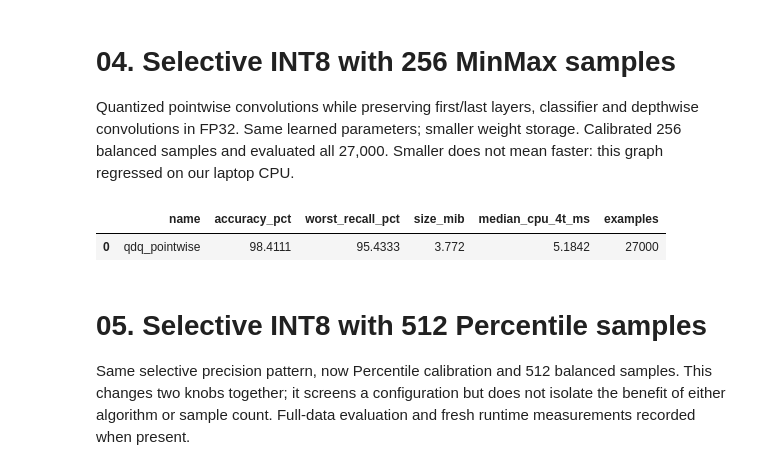
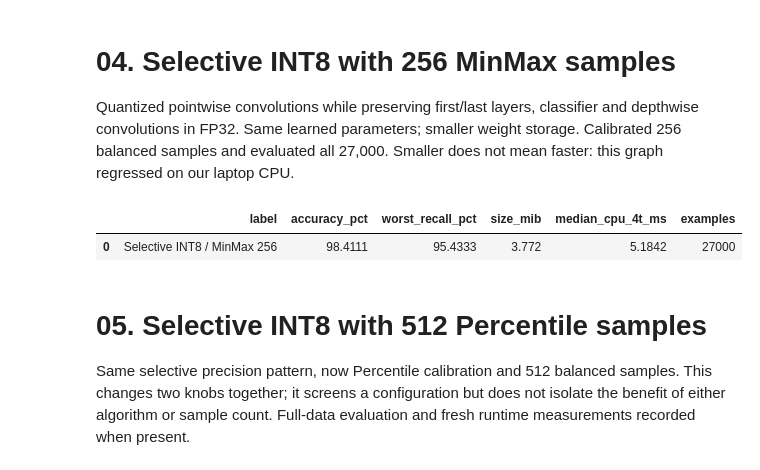
Before and after one commit to thesid42/minimalist-edge-ai-challenge, a Jupyter notebook: experiments/Experiment_Log.ipynb, the cells around one changed output. Saved outputs shown, nothing was run; the diff lists cells and outputs as text; code cells hidden in the pictures.

```diff
--- a/experiments/Experiment_Log.ipynb
+++ b/experiments/Experiment_Log.ipynb
@@ -72,10 +74,10 @@ display(pd.DataFrame([{k:r.get(k) for k in ['name', 'accuracy_pct', 'worst_recal
 Quantized pointwise convolutions while preserving first/last layers, classifier and depthwise convolutions in FP32. Same learned parameters; smaller weight storage. Calibrated 256 balanced samples and evaluated all 27,000. Smaller does not mean faster: this graph regressed on our laptop CPU.
 # %%
 rows = [r for r in registry["records"] if r["phase"] == 'current_all_data' and r["name"] in ['qdq_pointwise']]
-display(pd.DataFrame([{k:r.get(k) for k in ['name', 'accuracy_pct', 'worst_recall_pct', 'size_mib', 'median_cpu_4t_ms', 'examples']} for r in rows]).round(4))
+display(pd.DataFrame([{k:r.get(k) for k in ['label', 'accuracy_pct', 'worst_recall_pct', 'size_mib', 'median_cpu_4t_ms', 'examples']} for r in rows]).round(4))
 # %% [output]
-|  | name | accuracy_pct | worst_recall_pct | size_mib | median_cpu_4t_ms | examples |
-| 0 | qdq_pointwise | 98.4111 | 95.4333 | 3.772 | 5.1842 | 27000 |
+|  | label | accuracy_pct | worst_recall_pct | size_mib | median_cpu_4t_ms | examples |
+| 0 | Selective INT8 / MinMax 256 | 98.4111 | 95.4333 | 3.772 | 5.1842 | 27000 |
 # %% [markdown]
 # 05. Selective INT8 with 512 Percentile samples
 
```
Also changed, not shown: parts of 5 cells of this notebook, 21 other files.
